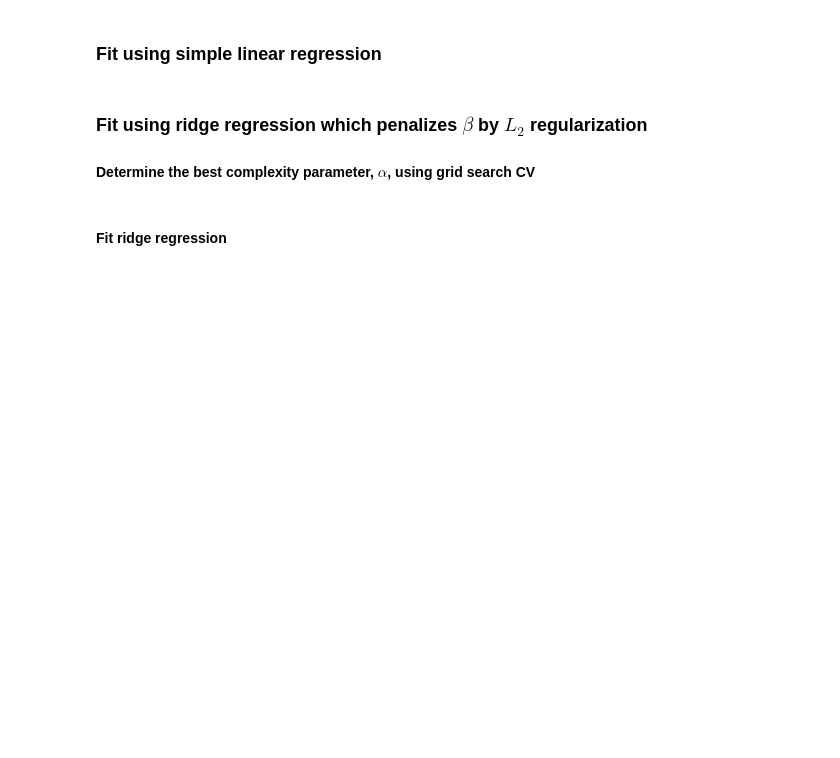
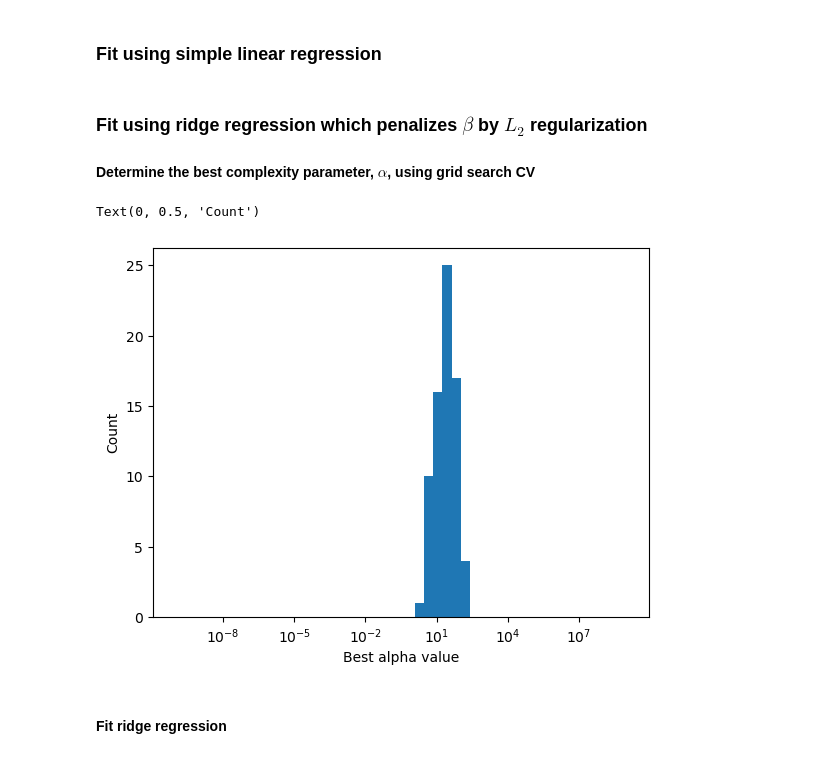
Before and after one commit to CharlesXu-Jingyue/DJA_FallRotation, a Jupyter notebook: DJA_GLM-HHM/glm.ipynb, the cells around one changed output. Drawn from its saved outputs; the diff is of its cells as text; code cells hidden in the pictures; blank space fills up the shorter version.

```diff
--- a/DJA_GLM-HHM/glm.ipynb
+++ b/DJA_GLM-HHM/glm.ipynb
@@ -147,6 +148,16 @@ alpha_per_target = True # Allow every neuron to be regularized individualy for b
 ridge_grid_search = linear_model.RidgeCV(alphas=alpha_test_range, fit_intercept=fit_intercept, scoring='r2', store_cv_values=True, alpha_per_target=alpha_per_target)
 ridge_grid_search.fit(x,y)
 alphas = ridge_grid_search.alpha_
+# %%
+# Distribution of best alphas
+fig,ax = plt.subplots()
+ax.hist(alphas, bins=alpha_test_range)
+ax.set_xscale('log')
+ax.set_xlabel('Best alpha value')
+ax.set_ylabel('Count')
+# %% [output]
+Text(0, 0.5, 'Count')
+[figure, added]
 # %% [markdown]
 #### Fit ridge regression
 # %%
```
Also changed, not shown: parts of 19 cells of this notebook.
